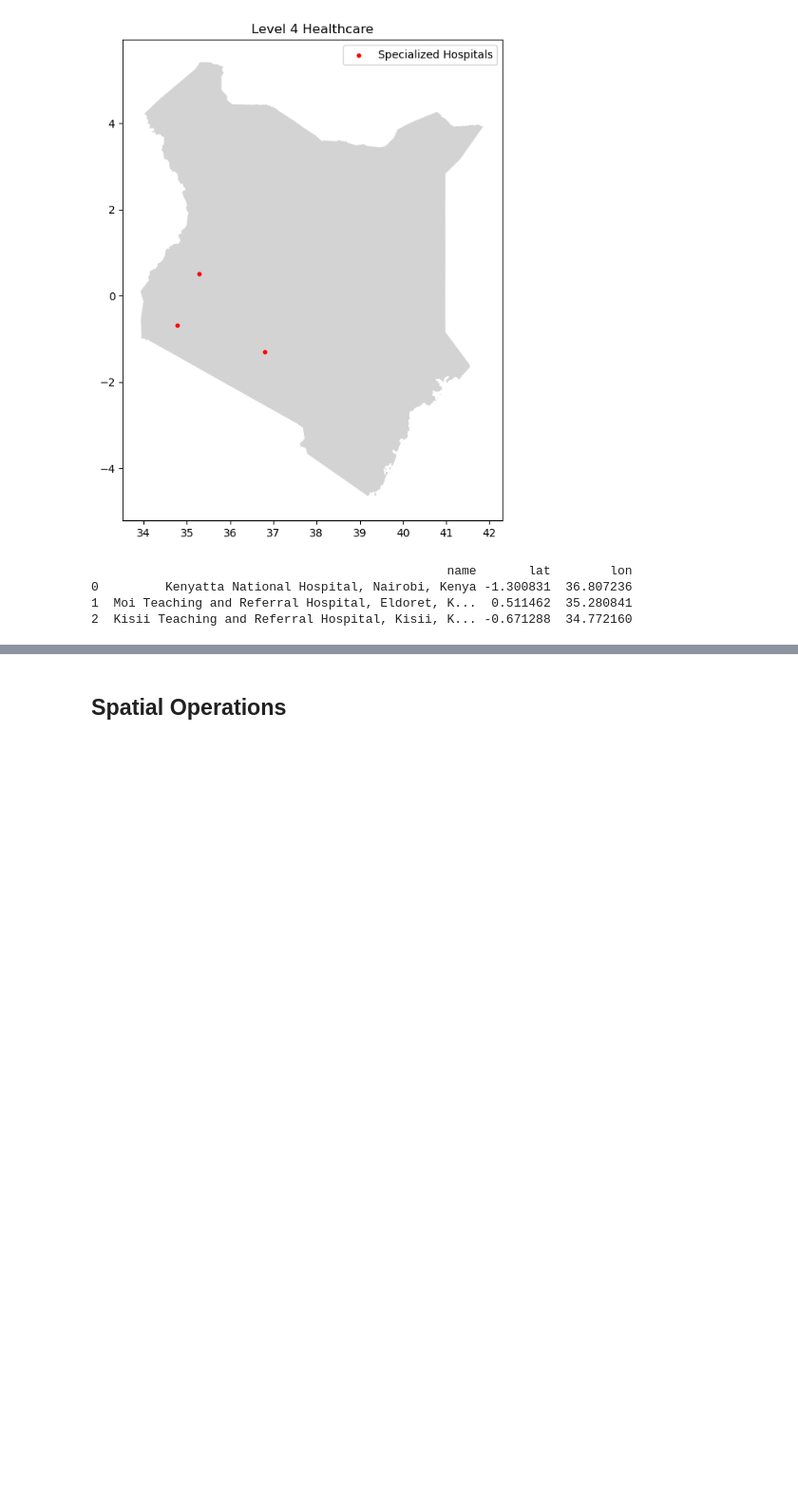
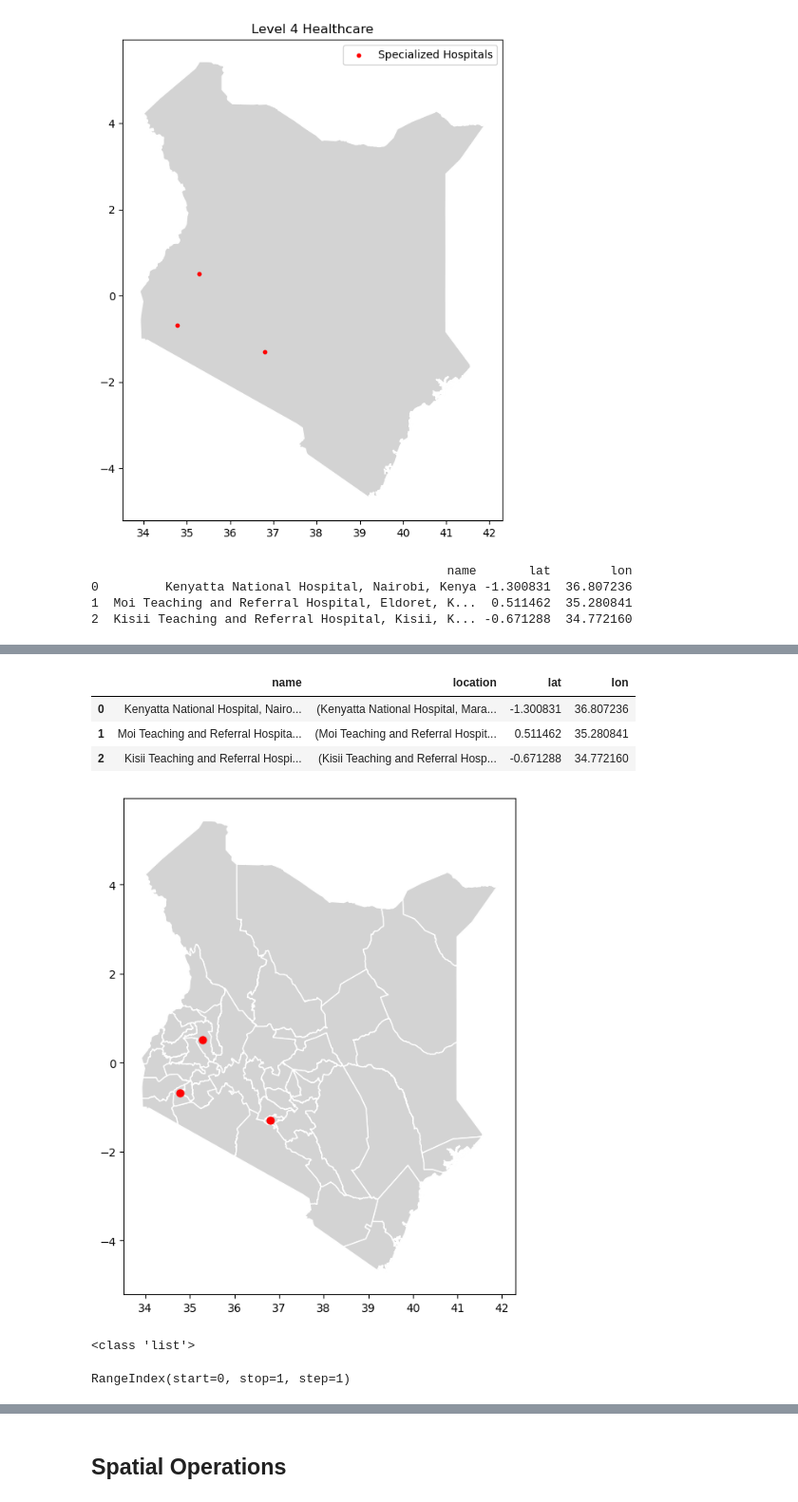
Before and after one commit to moloo1961/Python-notes, a Jupyter notebook: Python_Data_Analysis_Notes/Geopandas.ipynb, the cells around one changed output, grey strips where cells are left out. Shown at 95% size. Drawn from its saved outputs; the diff is of its cells as text; code cells hidden in the pictures; blank space fills up the shorter version.

```diff
--- a/Python_Data_Analysis_Notes/Geopandas.ipynb
+++ b/Python_Data_Analysis_Notes/Geopandas.ipynb
@@ -364,0 +429,34 @@ print(df[['name', 'lat', 'lon']])
+# %%
+geolocator = Nominatim(user_agent="kenya_hospitals")
+# %%
+latitudes = []
+longitudes = []
+
+for address in df["name"]:
+    location = geolocator.geocode(address)
+
+    if location:
+        latitudes.append(location.latitude)
+        longitudes.append(location.longitude)
+    else:
+        latitudes.append(None)
+        longitudes.append(None)
+# %%
+df["lat"] = latitudes
+df["lon"] = longitudes
+# %%
+df.head()
+# %% [output]
+|  | name | location | lat | lon |
+| 0 | Kenyatta National Hospital, Nairo... | (Kenyatta National Hospital, Mara... | -1.300831 | 36.807236 |
+| 1 | Moi Teaching and Referral Hospita... | (Moi Teaching and Referral Hospit... | 0.511462 | 35.280841 |
+| 2 | Kisii Teaching and Referral Hospi... | (Kisii Teaching and Referral Hosp... | -0.671288 | 34.772160 |
+# %%
+hospitals_gdf = gpd.GeoDataFrame(
+    hospitals,
+    geometry=gpd.points_from_xy(
+        df["lon"],
+        df["lat"]
+    ),
+    crs="EPSG:4326"
+)
@@ -364,0 +472,18 @@ print(df[['name', 'lat', 'lon']])
+# %%
+fig, ax = plt.subplots(figsize=(10,8))
+
+counties.plot(ax=ax, color="lightgrey", edgecolor="white")
+
+hospitals_gdf.plot(
+    ax=ax,
+    color="red",
+    markersize=40
+)
+
+plt.show()
+# %% [output]
+[figure, added]
+# %%
+print(type(hospitals))
+# %% [output]
+<class 'list'>
@@ -364,0 +492,4 @@ print(df[['name', 'lat', 'lon']])
+# %%
+print(hospitals.columns)
+# %% [output]
+RangeIndex(start=0, stop=1, step=1)
```
Also changed, not shown: parts of 19 cells of this notebook, 4 other files.
